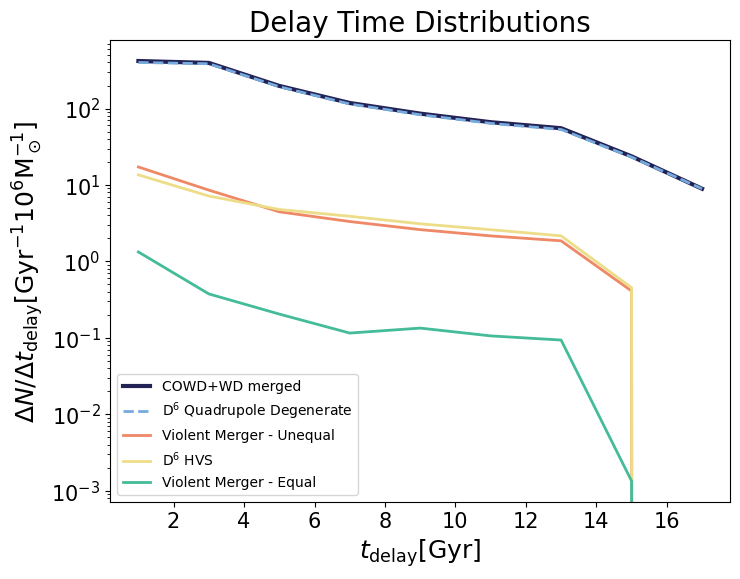
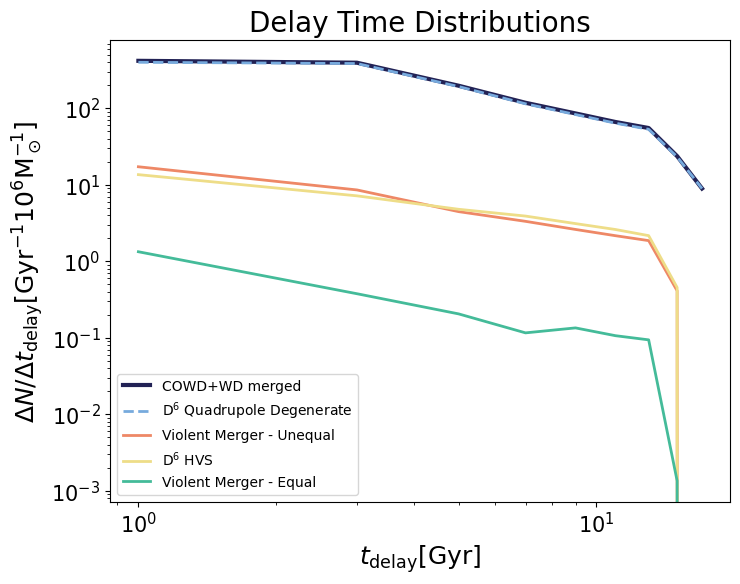
Code edit (unified diff) that turned the first committed figure into the second:
--- before
+++ after
@@ -79,4 +79,5 @@
 
 axs.set_yscale('log')
+axs.set_xscale('log')
 # axs.legend(loc='upper left')
 
@@ -86,3 +87,3 @@
 
 ## save figure:
-# plt.savefig("../figures/delay_time_dist.png",bbox_inches='tight',pad_inches=0.1)
+# plt.savefig("../figures/delay_time_dist_log.png",bbox_inches='tight',pad_inches=0.1)

Commit: logscale delay time dist